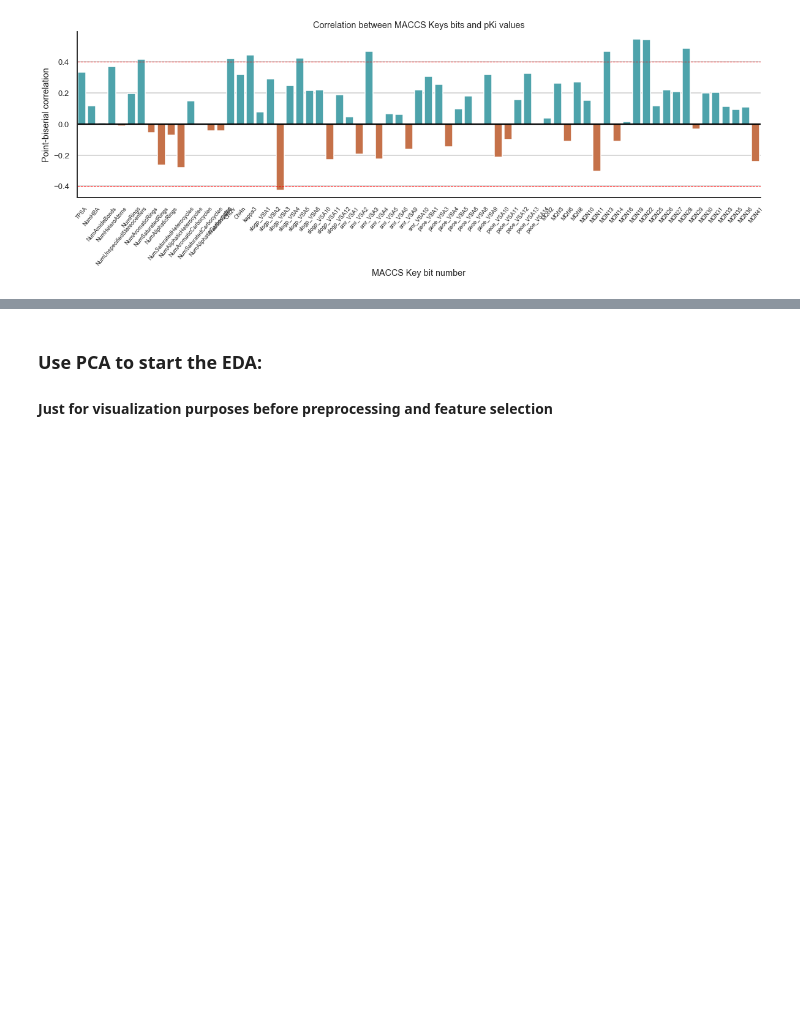
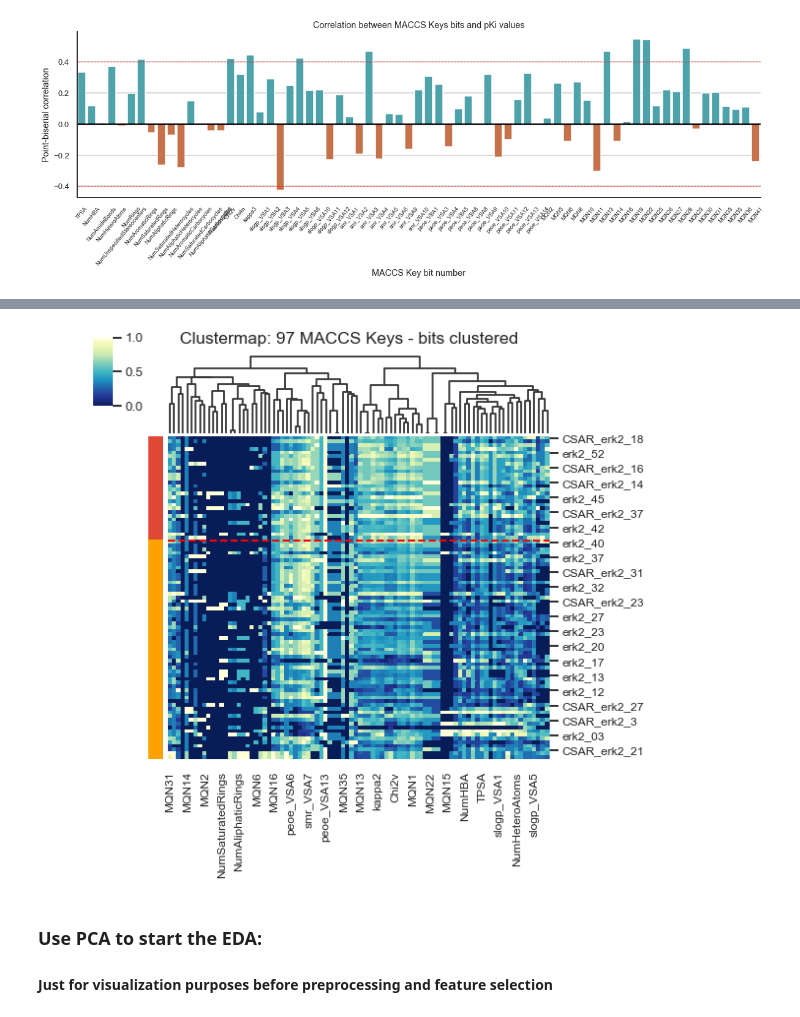
Before and after one commit to jRicciL/ERK2_notebooks, a Jupyter notebook: X_Reviewing_Fourches_work/7_2DRDKit_Analysis.ipynb, the cells around one changed output, grey strips where cells are left out. Cells and saved outputs as stored; diff of their text form; code cells hidden in the pictures; blank space fills up the shorter version.

Commit message:
First clustermap created using seaborn

```diff
--- a/X_Reviewing_Fourches_work/7_2DRDKit_Analysis.ipynb
+++ b/X_Reviewing_Fourches_work/7_2DRDKit_Analysis.ipynb
@@ -307,0 +314,6 @@ plt.show()
+# %%
+dist_euc_std = ssd.pdist(X_rdk2d_std.T, 'euclidean')
+
+link_euc = linkage(ssd.squareform(dist_euc_std), method='average')
+
+ssd.squareform(dist_euc_std)
@@ -308,3 +334,27 @@ plt.show()
+# %%
+colors_rows = ['#df4834' if i >= 7.5 else '#fda200' for i in df_erk2_mols['pKi']]
+
+clusmap = sns.clustermap(X_rdk2d_std, cmap ='YlGnBu_r',
+                standard_scale=1,
+                row_cluster=False,
+                col_linkage=link_euc,
+                #z_score=1,
+                row_colors=colors_rows,
+                cbar_pos=(0.1, .88, .03, .12),
+                tree_kws={'linewidth': 1.8},
+                figsize=(9, 8)
+              )
+
+# Number of actives
+n_actives = sum(df_erk2_mols['pKi'] >= 7.5)
+ax = clusmap.ax_heatmap
+ax.set_xticklabels(clusmap.ax_heatmap.get_xmajorticklabels(), fontsize = 12)
+ax.set_yticklabels(clusmap.ax_heatmap.get_ymajorticklabels(), fontsize = 12)
+ax.hlines(y=n_actives, xmin=0, xmax=97, linewidth=2, linestyle='--', color = 'r')
+clusmap.fig.suptitle('Clustermap: 97 MACCS Keys - bits clustered', y=1.01)
+plt.show()
+# %% [output]
+[figure, added]
 # %% [markdown]
 ### Use PCA to start the EDA:
 #### Just for visualization purposes before preprocessing and feature selection
```
Also changed, not shown: parts of 6 cells of this notebook.
